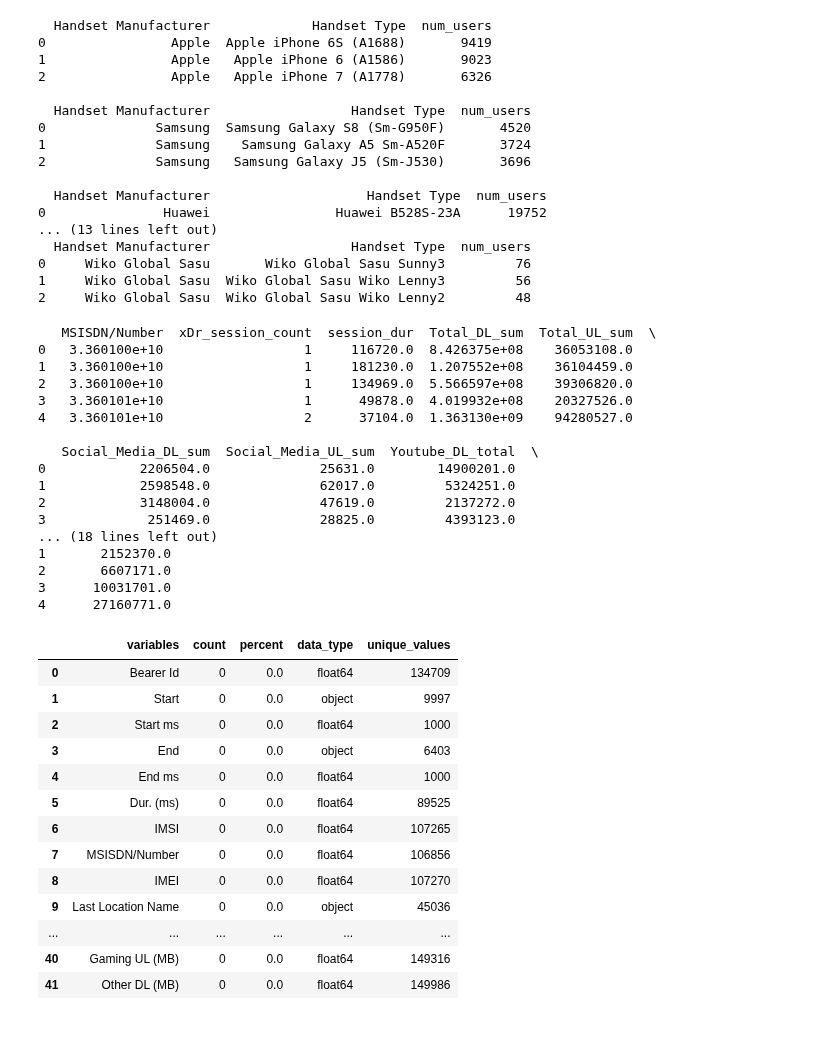
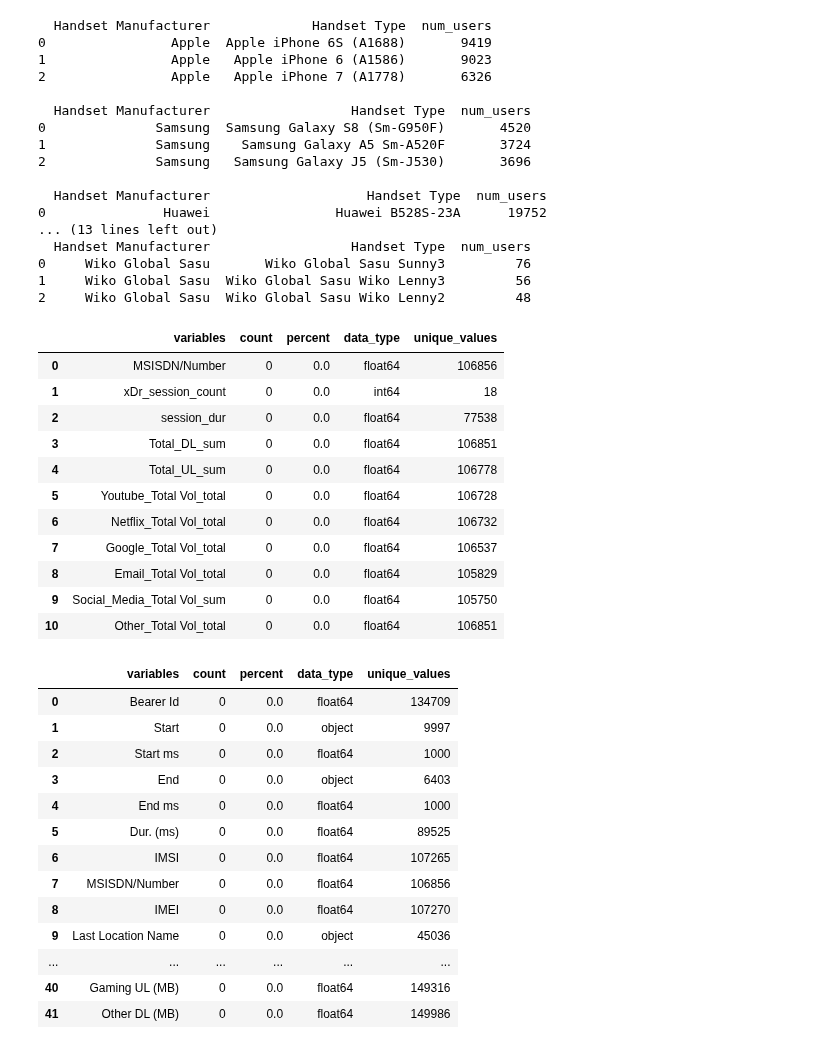
Before and after one commit to benbel376/telecom_users_analytics, a Jupyter notebook: notebooks/exploratory_analysis.ipynb, the cells around one changed output. Cells and saved outputs as stored; diff of their text form; code cells hidden in the pictures.

```diff
--- a/notebooks/exploratory_analysis.ipynb
+++ b/notebooks/exploratory_analysis.ipynb
@@ -273,39 +273,48 @@ manByHandset(getTopManu(5)["Handset Manufacturer"].to_list(),'df3')
 # %%
 def find_agg(df, group_columns, agg_columns, agg_metrics, new_columns):
     new_column_dict ={}
     agg_dict = {}
     for i in range(len(agg_columns)):
         new_column_dict[agg_columns[i]] = new_columns[i]
         agg_dict[agg_columns[i]] = agg_metrics[i]
 
     new_df = df.groupby(group_columns).agg(agg_dict).reset_index().rename(columns=new_column_dict)
     return new_df
+def combineULDL(df, col1, col2, rem=True):
+    df[col1.replace("DL", "Total Vol")] = df[col1]+df[col2]
+    if(rem):
+        df.drop([col1, col2], axis = 1, inplace = True)
 
 grouping_lis = ["MSISDN/Number"]
 aggr_lis = ["Bearer Id", "Dur. (ms)", "Total DL (Bytes)", "Total UL (Bytes)", "Social Media DL (Bytes)", "Social Media UL (Bytes)",\
     "Youtube DL (Bytes)", "Youtube UL (Bytes)", "Netflix DL (Bytes)", "Netflix UL (Bytes)", "Google DL (Bytes)", "Google UL (Bytes)", "Email DL (Bytes)", "Email UL (Bytes)", "Other DL (Bytes)", "Other UL (Bytes)"]
 metric_lis = ["count", "sum", "sum", "sum", "sum", "sum", "sum", "sum","sum", "sum", "sum", "sum", "sum", "sum", "sum","sum"]
 col_names = ["xDr_session_count", "session_dur", "Total_DL_sum", "Total_UL_sum", "Social_Media_DL_sum", "Social_Media_UL_sum",\
     "Youtube_DL_total", "Youtube_UL_total", "Netflix_DL_total", "Netflix_UL_total", "Google_DL_total", "Google_UL_total", "Email_DL_total", "Email_UL_total", "Other_DL_total", "Other_UL_total"]
-print(find_agg(df, grouping_lis, aggr_lis, metric_lis, col_names).head())
+
+
+aggr_df = find_agg(df, grouping_lis, aggr_lis, metric_lis, col_names)
+combineULDL(aggr_df, "Youtube_DL_total", "Youtube_UL_total")
+combineULDL(aggr_df, "Netflix_DL_total", "Netflix_UL_total")
+combineULDL(aggr_df, "Google_DL_total", "Google_UL_total")
+combineULDL(aggr_df, "Email_DL_total", "Email_UL_total")
+combineULDL(aggr_df, "Social_Media_DL_sum", "Social_Media_UL_sum")
+combineULDL(aggr_df, "Other_DL_total", "Other_UL_total")
+
+calculateMissing(aggr_df)
 # %% [output]
-   MSISDN/Number  xDr_session_count  session_dur  Total_DL_sum  Total_UL_sum  \
-0   3.360100e+10                  1     116720.0  8.426375e+08    36053108.0
-1   3.360100e+10                  1     181230.0  1.207552e+08    36104459.0
-2   3.360100e+10                  1     134969.0  5.566597e+08    39306820.0
-3   3.360101e+10                  1      49878.0  4.019932e+08    20327526.0
-4   3.360101e+10                  2      37104.0  1.363130e+09    94280527.0
-
-   Social_Media_DL_sum  Social_Media_UL_sum  Youtube_DL_total  \
-0            2206504.0              25631.0        14900201.0
-1            2598548.0              62017.0         5324251.0
-2            3148004.0              47619.0         2137272.0
-3             251469.0              28825.0         4393123.0
-... (18 lines left out)
-1       2152370.0
-2       6607171.0
-3      10031701.0
-4      27160771.0
+|  | variables | count | percent | data_type | unique_values |
+| 0 | MSISDN/Number | 0 | 0.0 | float64 | 106856 |
+| 1 | xDr_session_count | 0 | 0.0 | int64 | 18 |
+| 2 | session_dur | 0 | 0.0 | float64 | 77538 |
+| 3 | Total_DL_sum | 0 | 0.0 | float64 | 106851 |
+| 4 | Total_UL_sum | 0 | 0.0 | float64 | 106778 |
+| 5 | Youtube_Total Vol_total | 0 | 0.0 | float64 | 106728 |
+| 6 | Netflix_Total Vol_total | 0 | 0.0 | float64 | 106732 |
+| 7 | Google_Total Vol_total | 0 | 0.0 | float64 | 106537 |
+| 8 | Email_Total Vol_total | 0 | 0.0 | float64 | 105829 |
+| 9 | Social_Media_Total Vol_sum | 0 | 0.0 | float64 | 105750 |
+| 10 | Other_Total Vol_total | 0 | 0.0 | float64 | 106851 |
 # %%
 def format_number(df, cols):
     float_format_list = []
```
